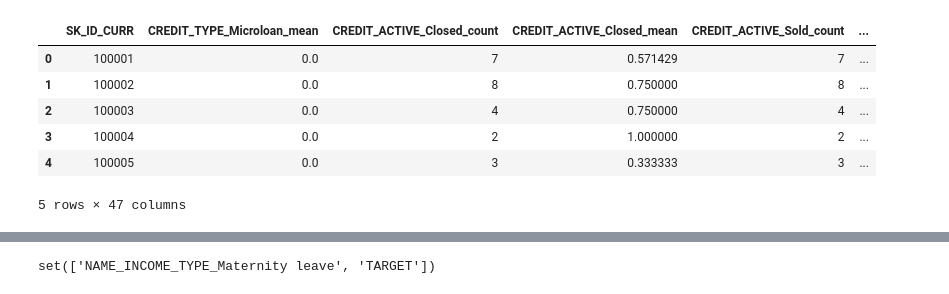
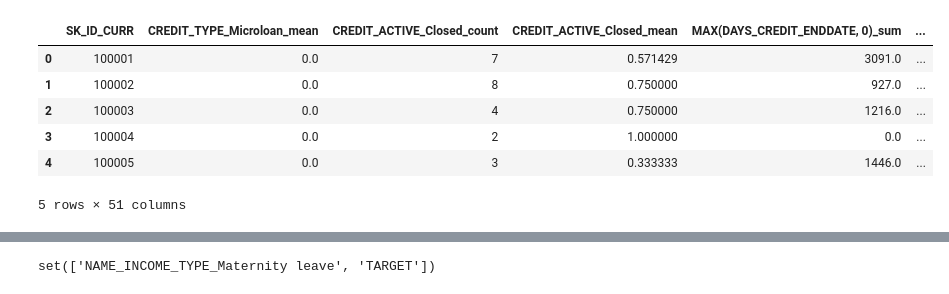
Before and after one commit to MAGomes95/KaggleCreditRisk, a Jupyter notebook: main.ipynb, the cells around one changed output, grey strips where cells are left out. Drawn from its saved outputs; the diff is of its cells as text; code cells hidden in the pictures.

```diff
--- a/main.ipynb
+++ b/main.ipynb
@@ -128,5 +148,5 @@ previous_data.head()
 # %%
-data_bureau = pd.read_csv('data/bureau.csv')
+%time data_bureau = pd.read_csv('data/bureau.csv')
 bureau_balance = pd.read_csv('data/bureau_balance.csv')
 
 def process_bureau(data_bureau,bureau_balance):
@@ -139,11 +159,22 @@ def process_bureau(data_bureau,bureau_balance):
     bureau_balance['MONTHS_BALANCE'] = bureau_balance['MONTHS_BALANCE'].replace(list_replacement_0,0)
     bureau_balance['MONTHS_BALANCE'] = bureau_balance['MONTHS_BALANCE'].replace(list_replacement_1,1)
 
-    bureau_balance = bureau_balance.groupby('SK_ID_BUREAU', as_index = False).agg({'MONTHS_BALANCE':'mean','STATUS_0':'mean','STATUS_1':'mean','STATUS_2':'mean','STATUS_3':'mean','STATUS_4':'mean','STATUS_5':'mean','STATUS_C':'mean','STATUS_X':'mean'})
+    bureau_balance = bureau_balance.groupby('SK_ID_BUREAU', as_index = False).agg(
+        {'MONTHS_BALANCE':'mean',
+         'STATUS_0':'mean',
+         'STATUS_1':'mean',
+         'STATUS_2':'mean',
+         'STATUS_3':'mean',
+         'STATUS_4':'mean',
+         'STATUS_5':'mean',
+         'STATUS_C':'mean',
+         'STATUS_X':'mean'})
 
     data_bureau = data_bureau.merge(bureau_balance, on = 'SK_ID_BUREAU',how = 'left')
 
     data_bureau['TOTAL_CREDITS'] = 0
+    data_bureau['MAX(DAYS_CREDIT_ENDDATE, 0)'] = data_bureau['DAYS_CREDIT_ENDDATE']
+    data_bureau.loc[data_bureau['MAX(DAYS_CREDIT_ENDDATE, 0)'] < 0, 'MAX(DAYS_CREDIT_ENDDATE, 0)'] = 0
 
     data_bureau = data_bureau.replace(['Mobile operator loan','Interbank credit','Loan for purchase of shares (margin lending)','Loan for purchase of equipment','Another type of loan','Unknown type of loan'],'Other')
 
@@ -156,9 +187,11 @@ def process_bureau(data_bureau,bureau_balance):
 
     data_bureau = data_bureau.replace([float('inf'), -float('inf')], np.nan)
     data_bureau = data_bureau.groupby('SK_ID_CURR').agg(
-        {'SK_ID_BUREAU':'count','DAYS_CREDIT':'min',
+        {'SK_ID_BUREAU':'count',
+         'DAYS_CREDIT':('min', 'max'),
          'CREDIT_DAY_OVERDUE':'max',
-         'DAYS_CREDIT_ENDDATE':'max',
+         'DAYS_CREDIT_ENDDATE':('min', 'max'),
+         'MAX(DAYS_CREDIT_ENDDATE, 0)': ('sum', 'max'),
          'DAYS_ENDDATE_FACT':'min',
          'AMT_CREDIT_MAX_OVERDUE':['max','mean'],
          'AMT_CREDIT_MAX_OVERDUE/AMT_CREDIT_SUM':['max','mean'],
@@ -195,6 +228,8 @@ def process_bureau(data_bureau,bureau_balance):
 
     return data_bureau
 
-data_bureau = process_bureau(data_bureau,bureau_balance)
+%time data_bureau = process_bureau(data_bureau,bureau_balance)
+del bureau_balance
+gc.collect()
 data_bureau.head()
 # %% [output]
@@ -204,8 +240,8 @@ The minimum supported version is 2.4.6
-|  | SK_ID_CURR | CREDIT_TYPE_Microloan_mean | CREDIT_ACTIVE_Closed_count | CREDIT_ACTIVE_Closed_mean | CREDIT_ACTIVE_Sold_count | ... |
-| 0 | 100001 | 0.0 | 7 | 0.571429 | 7 | ... |
-| 1 | 100002 | 0.0 | 8 | 0.750000 | 8 | ... |
-| 2 | 100003 | 0.0 | 4 | 0.750000 | 4 | ... |
-| 3 | 100004 | 0.0 | 2 | 1.000000 | 2 | ... |
-| 4 | 100005 | 0.0 | 3 | 0.333333 | 3 | ... |
+|  | SK_ID_CURR | CREDIT_TYPE_Microloan_mean | CREDIT_ACTIVE_Closed_count | CREDIT_ACTIVE_Closed_mean | MAX(DAYS_CREDIT_ENDDATE, 0)_sum | ... |
+| 0 | 100001 | 0.0 | 7 | 0.571429 | 3091.0 | ... |
+| 1 | 100002 | 0.0 | 8 | 0.750000 | 927.0 | ... |
+| 2 | 100003 | 0.0 | 4 | 0.750000 | 1216.0 | ... |
+| 3 | 100004 | 0.0 | 2 | 1.000000 | 0.0 | ... |
+| 4 | 100005 | 0.0 | 3 | 0.333333 | 1446.0 | ... |
-5 rows × 47 columns
+5 rows × 51 columns
 # %%
```
Also changed, not shown: parts of 9 cells of this notebook, 3 other files.
